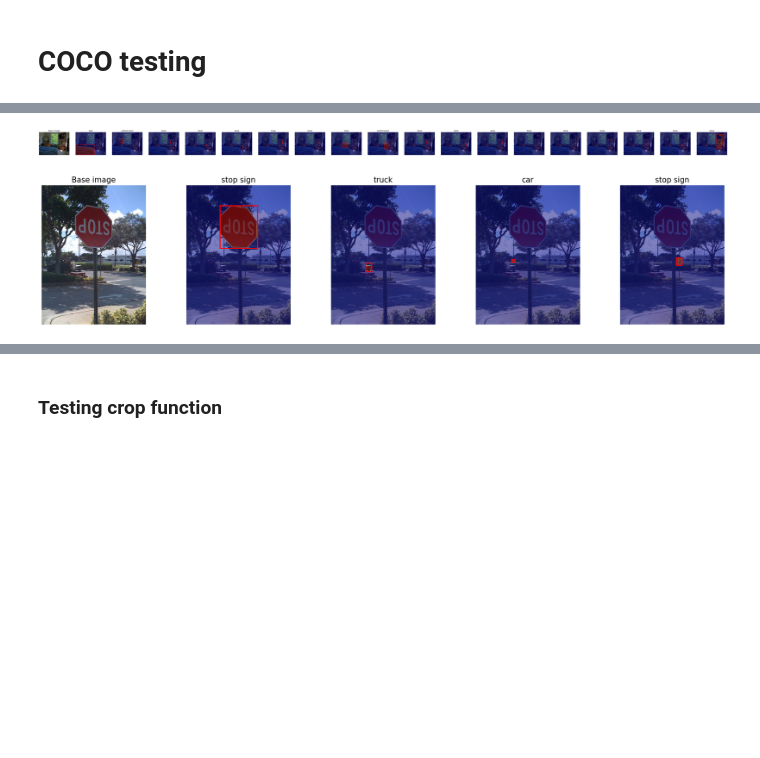
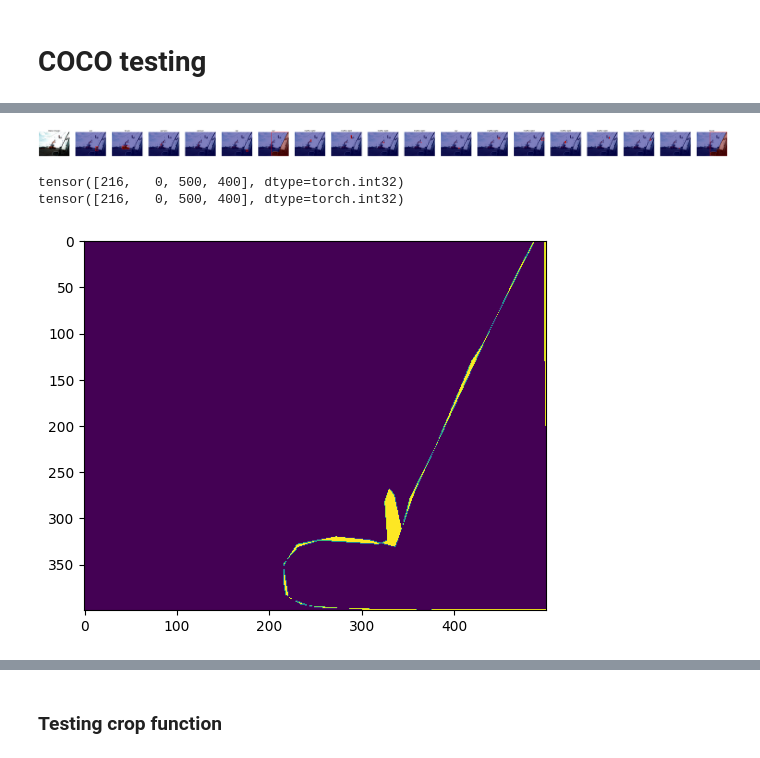
Before and after one commit to jsvobo/DetSeg, a Jupyter notebook: coco_visuals.ipynb, the cells around one changed output, grey strips where cells are left out. Cells and saved outputs as stored; diff of their text form; code cells hidden in the pictures; blank space fills up the shorter version.

```diff
--- a/coco_visuals.ipynb
+++ b/coco_visuals.ipynb
@@ -41,27 +42,34 @@ Done (t=0.51s)
 creating index...
 index created!
 # %%
-to_show = 2
-offset = 2
+# what to take
+to_show = 1
+offset = 1593
 
+# for visuals
 scale = 5
 linewidth = 2
 
 items = data_train.get_amount(to_show, offset)
 
 for item in items:
     utils.grid_masks_boxes(
         item["image"],
         item["annotations"]["masks"],
         item["annotations"]["boxes"],
         # Use the API to translate the category IDs to names
-        titles=data_train.translate_catIDs(item["annotations"]["categories"]),
+        titles=data_train.catIDs_to_names(item["annotations"]["categories"]),
         scale=scale,
         linewidth=2,
     )
+    print(item["annotations"]["boxes"][5])
+    print(item["annotations"]["boxes"][17])
+    plt.imshow(item["annotations"]["masks"][5] != item["annotations"]["masks"][17])
 # %% [output]
-[figure, old version]
+[figure, new version]
+tensor([216,   0, 500, 400], dtype=torch.int32)
+tensor([216,   0, 500, 400], dtype=torch.int32)
-[figure, old version]
+[figure, new version]
 # %%
 images_to_show = 2
 offset = 2
```
Also changed, not shown: parts of 3 cells of this notebook, 8 other files.
